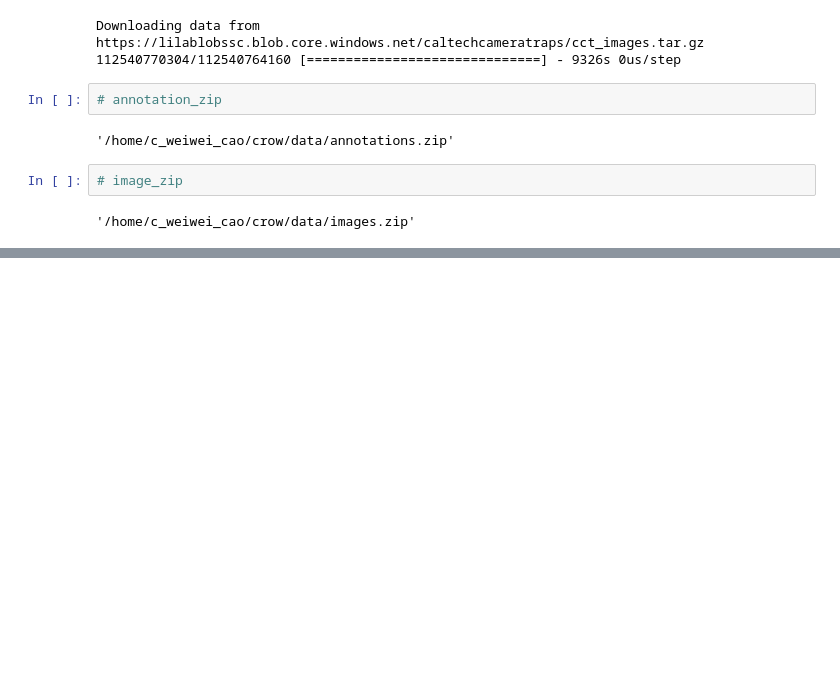
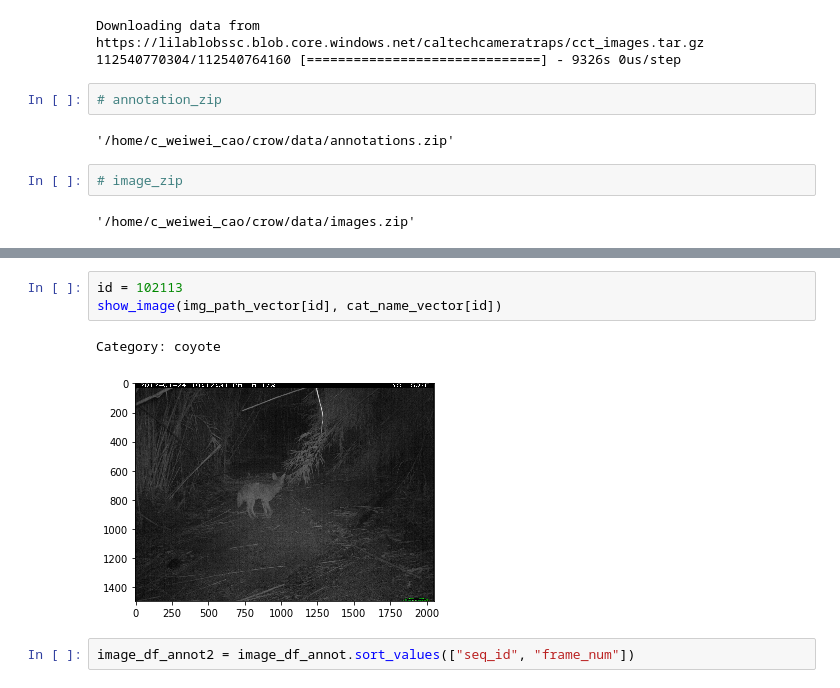
Before and after one commit to vivekmids/crow, a Jupyter notebook: baseline_models.ipynb, the cells around one changed output, grey strips where cells are left out. Saved outputs shown, nothing was run; the diff lists cells and outputs as text; blank space fills up the shorter version.

```diff
--- a/baseline_models.ipynb
+++ b/baseline_models.ipynb
@@ -77,0 +188,8 @@ Downloading data from https://lilablobssc.blob.core.windows.net/caltechcameratra
+# %%
+id = 102113
+show_image(img_path_vector[id], cat_name_vector[id])
+# %% [output]
+Category: coyote
+[figure, added]
+# %%
+image_df_annot2 = image_df_annot.sort_values(["seq_id", "frame_num"])
```
Also changed, not shown: parts of 40 cells of this notebook, 1 other file.
